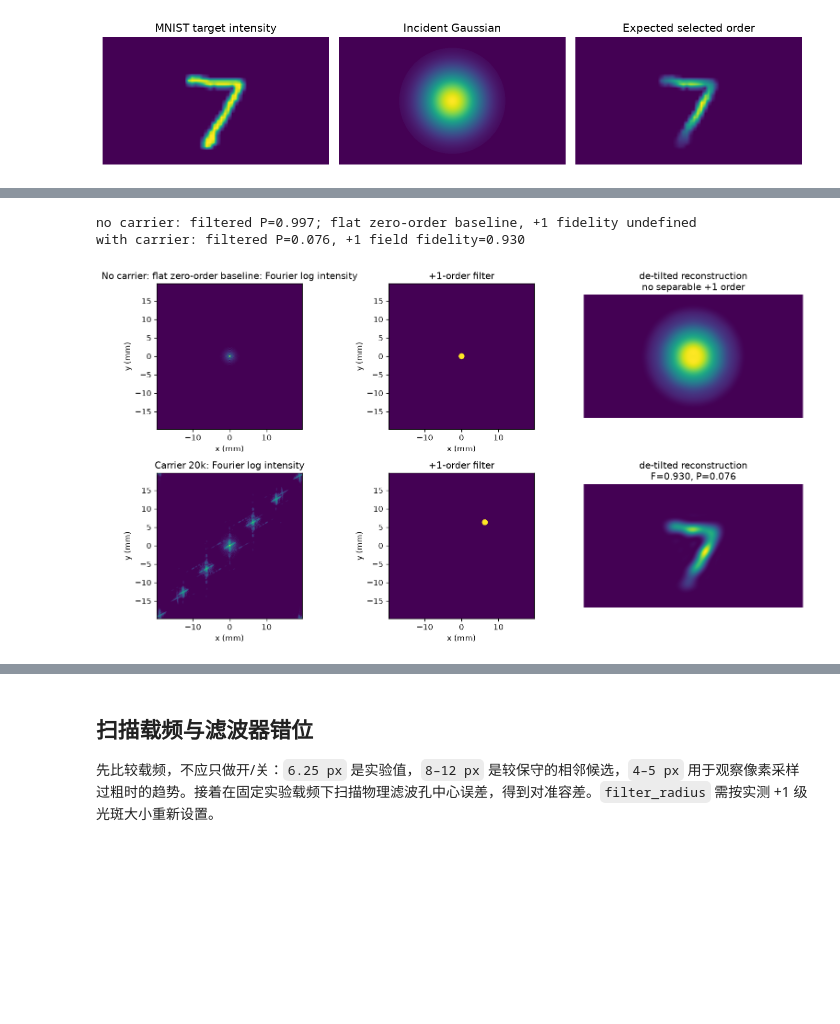
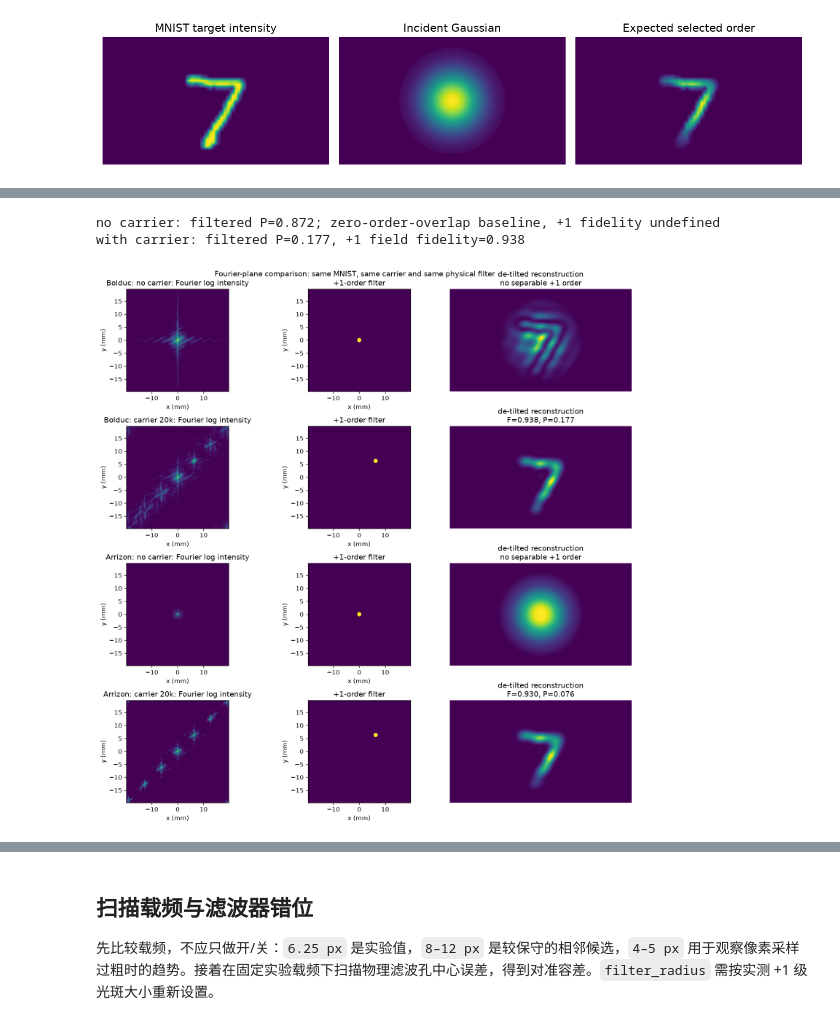
Before and after one commit to clin-space/Project, a Jupyter notebook: Structured_Light_Python/supoort/addLinearA.ipynb, the cells around one changed output, grey strips where cells are left out. Cells and saved outputs as stored; diff of their text form; code cells hidden in the pictures; blank space fills up the shorter version.

```diff
--- a/Structured_Light_Python/supoort/addLinearA.ipynb
+++ b/Structured_Light_Python/supoort/addLinearA.ipynb
@@ -145,25 +180,32 @@ fig.tight_layout()
 def fft2c(u): return np.fft.fftshift(np.fft.fft2(np.fft.ifftshift(u)))/np.sqrt(u.size)
 def ifft2c(U): return np.fft.fftshift(np.fft.ifft2(np.fft.ifftshift(U)))*np.sqrt(U.size)
 
+#计算傅里叶焦平面的物理坐标
 def focal_coordinates(cfg):
     ny, nx = cfg.slm_shape
     xf = cfg.wavelength*cfg.fourier_lens_f*np.fft.fftshift(np.fft.fftfreq(nx, cfg.pixel_pitch))
     yf = cfg.wavelength*cfg.fourier_lens_f*np.fft.fftshift(np.fft.fftfreq(ny, cfg.pixel_pitch))
     return xf, yf, *np.meshgrid(xf, yf, indexing='xy')
 
+#计算两个复场的归一化重叠度
 def overlap(left, right):
     denom = np.linalg.norm(left.ravel())*np.linalg.norm(right.ravel())
     return 0.0 if denom == 0 else float(abs(np.vdot(left, right)/denom)**2)
 
-def run_case(field, incident, aperture, gx, gy, offset_xy=(0., 0.)):
-    _, _, X, Y = coordinates(cfg); h = hologram(field, gx, gy, fx=fx)
+def run_case(field, incident, aperture, gx, gy, offset_xy=(0., 0.), *, encoder=ENCODER, lookup=None):
+    # `lookup` is only needed for Arrizon; Bolduc is analytic and needs no fx.mat.
+    if encoder == 'arrizon' and lookup is None: lookup = load_fx(FX_PATH)
+    _, _, X, Y = coordinates(cfg); h = hologram(field, gx, gy, encoder=encoder, fx=lookup)
     # Replace this linear response once a measured grayscale-to-phase calibration is available.
     reflected = incident*aperture*np.exp(1j*2*np.pi*h)
     spectrum = fft2c(reflected); xf, yf, XF, YF = focal_coordinates(cfg)
+    #目标级次在焦平面的位置
     cx = cfg.wavelength*cfg.fourier_lens_f*gx + offset_xy[0]
     cy = cfg.wavelength*cfg.fourier_lens_f*gy + offset_xy[1]
     mask = (XF-cx)**2 + (YF-cy)**2 <= cfg.filter_radius**2
+    #对滤过的频谱做 ifft2c，得到重建场
     reconstruction = ifft2c(spectrum*mask)
+    #人为去掉倾角后，用于与目标场公平比较的光场
     demodulated = reconstruction*np.exp(-1j*2*np.pi*(gx*X + gy*Y))
     reference = incident*field*aperture
     separable_first_order = bool(gx != 0 or gy != 0)
@@ -174,25 +216,33 @@ def run_case(field, incident, aperture, gx, gy, offset_xy=(0., 0.)):
 
 no_carrier = run_case(target, incident, aperture, 0, 0)
 with_carrier = run_case(target, incident, aperture, GX_REF, GY_REF)
-print(f"no carrier: filtered P={no_carrier['filtered_power']:.3f}; flat zero-order baseline, +1 fidelity undefined")
+print(f"no carrier: filtered P={no_carrier['filtered_power']:.3f}; zero-order-overlap baseline, +1 fidelity undefined")
 print(f"with carrier: filtered P={with_carrier['filtered_power']:.3f}, +1 field fidelity={with_carrier['fidelity']:.3f}")
 # %% [output]
-no carrier: filtered P=0.997; flat zero-order baseline, +1 fidelity undefined
-with carrier: filtered P=0.076, +1 field fidelity=0.930
+no carrier: filtered P=0.872; zero-order-overlap baseline, +1 fidelity undefined
+with carrier: filtered P=0.177, +1 field fidelity=0.938
 # %%
 def log_intensity(u):
     I = abs(u)**2; return np.log10(I/I.max() + 1e-7)
 xf, yf, _, _ = focal_coordinates(cfg); extent = [xf[0]*1e3, xf[-1]*1e3, yf[0]*1e3, yf[-1]*1e3]
-fig, ax = plt.subplots(2, 3, figsize=(13, 7))
-for row, (name, result) in enumerate([('No carrier: flat zero-order baseline', no_carrier), ('Carrier 20k', with_carrier)]):
+# Explicitly evaluate both encoders here; this plot is independent of ENCODER.
+fourier_cases = [
+    ('Bolduc: no carrier', run_case(target, incident, aperture, 0.0, 0.0, encoder='bolduc')),
+    ('Bolduc: carrier 20k', run_case(target, incident, aperture, GX_REF, GY_REF, encoder='bolduc')),
+    ('Arrizon: no carrier', run_case(target, incident, aperture, 0.0, 0.0, encoder='arrizon')),
+    ('Arrizon: carrier 20k', run_case(target, incident, aperture, GX_REF, GY_REF, encoder='arrizon')),
+]
+fig, ax = plt.subplots(4, 3, figsize=(13, 13))
+for row, (name, result) in enumerate(fourier_cases):
     ax[row,0].imshow(log_intensity(result['spectrum']), extent=extent, origin='lower', vmin=-6, vmax=0)
     ax[row,0].set(title=f'{name}: Fourier log intensity', xlabel='x (mm)', ylabel='y (mm)')
     ax[row,1].imshow(result['mask'], extent=extent, origin='lower'); ax[row,1].set(title='+1-order filter', xlabel='x (mm)', ylabel='y (mm)')
     ax[row,2].imshow(abs(result['demodulated'])**2)
     metric = 'no separable +1 order' if not result['separable_first_order'] else f"F={result['fidelity']:.3f}, P={result['filtered_power']:.3f}"
     ax[row,2].set(title=f'de-tilted reconstruction\n{metric}')
     ax[row,2].axis('off')
+fig.suptitle('Fourier-plane comparison: same MNIST, same carrier and same physical filter')
 fig.tight_layout()
 # For g=0 the circular filter is centred on the zero order; it cannot isolate +1.
 # %% [output]
-[figure, old version]
+[figure, new version]
```
Also changed, not shown: parts of 17 cells of this notebook.
